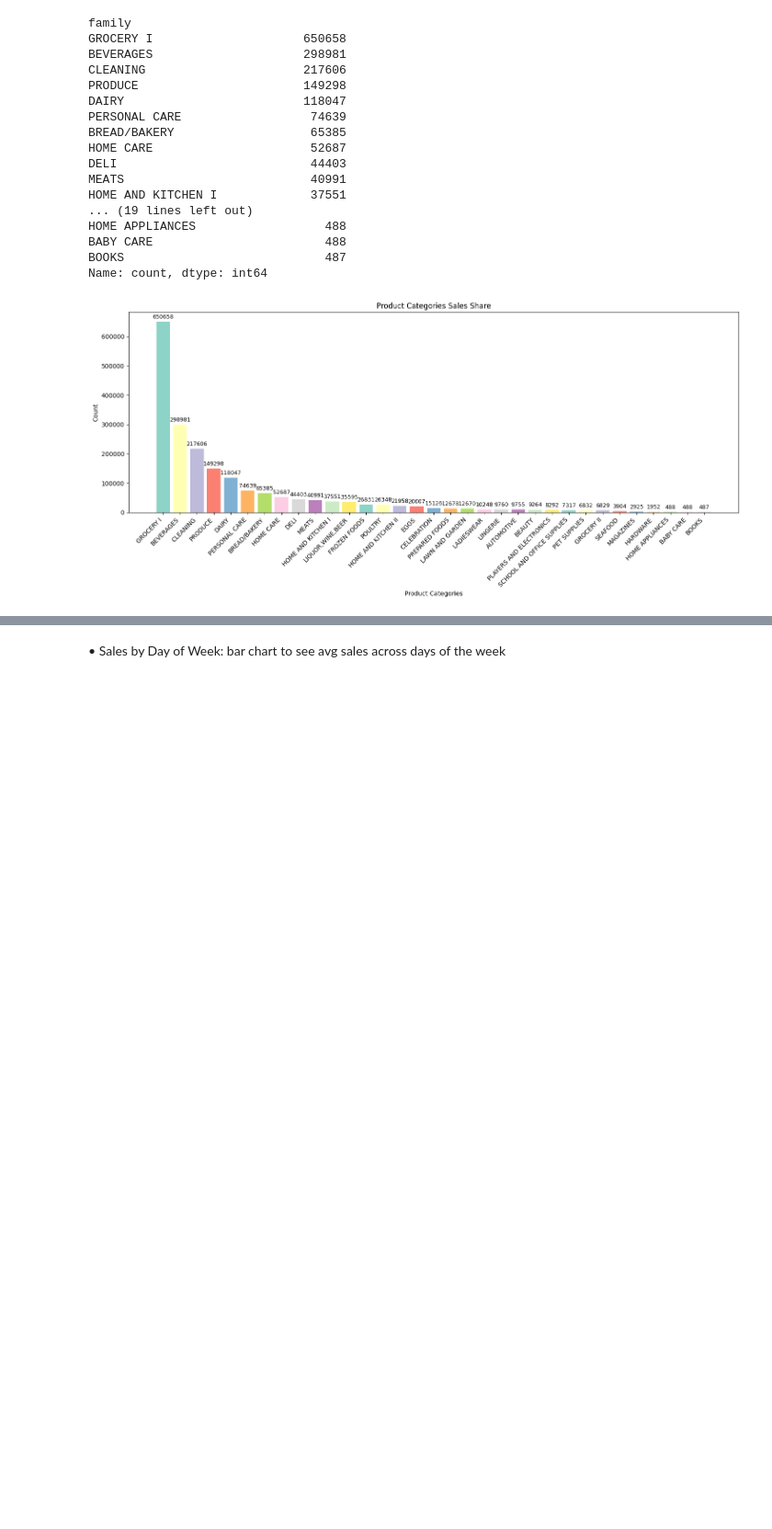
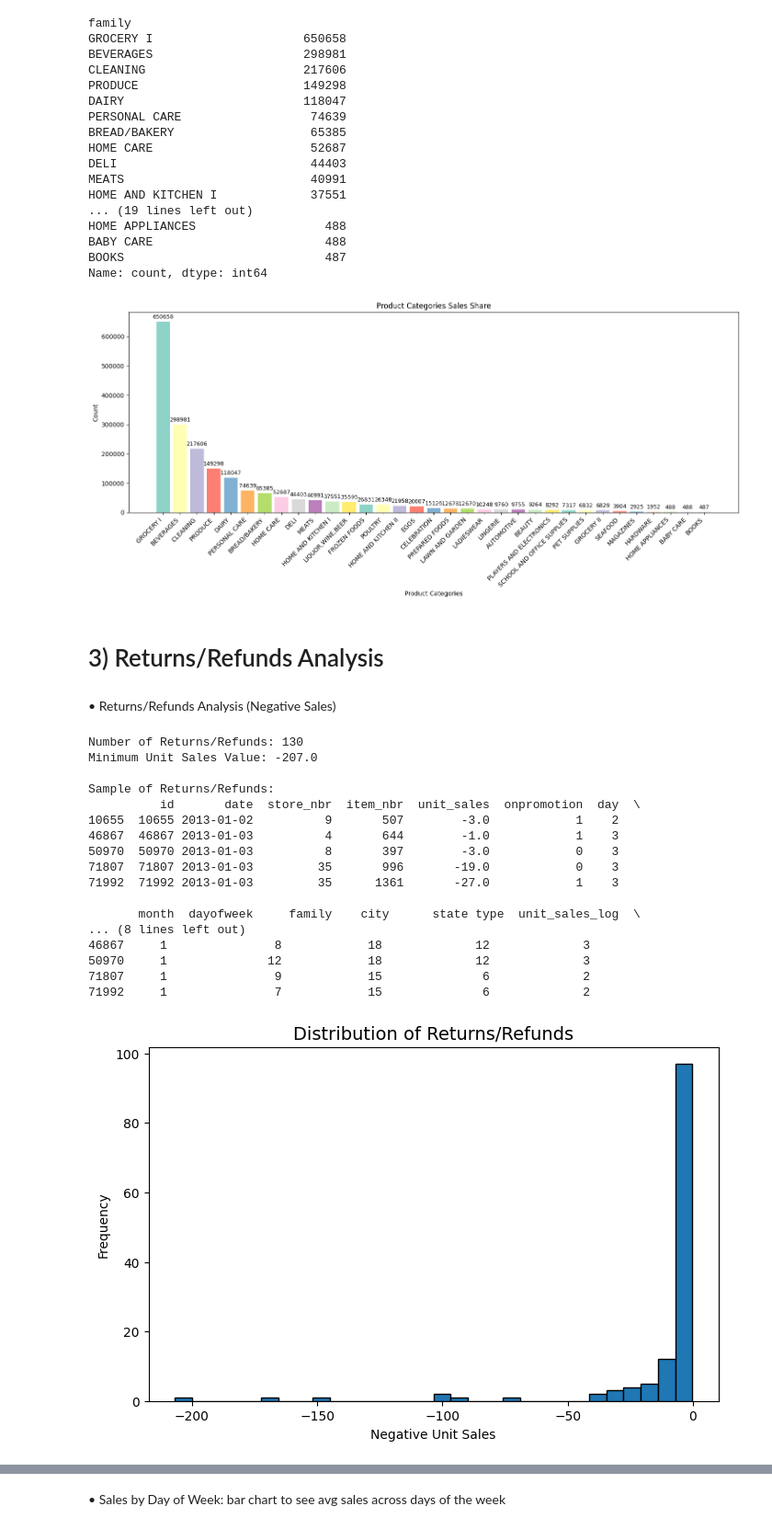
Before and after one commit to sohyla-said/Sales_Forecasting_and_Optimization_GP, a Jupyter notebook: EDA.ipynb, the cells around one changed output, grey strips where cells are left out. Shown at 92% size. Saved outputs shown, nothing was run; the diff lists cells and outputs as text; code cells hidden in the pictures; blank space fills up the shorter version.

```diff
--- a/EDA.ipynb
+++ b/EDA.ipynb
@@ -146,3 +249,43 @@ plt.tight_layout()
 plt.show()
 # %% [output]
 [figure]
+# %% [markdown]
+# 3) Returns/Refunds Analysis
+# %% [markdown]
+•	Returns/Refunds Analysis (Negative Sales)
+# %%
+# Detect negative sales values (refunds/returns)
+returns = dataset[dataset['unit_sales'] < 0]
+
+print("Number of Returns/Refunds:", returns.shape[0])
+print("Minimum Unit Sales Value:", dataset['unit_sales'].min())
+print("\nSample of Returns/Refunds:")
+print(returns.head())
+
+# Plot histogram for returns if any exist
+if not returns.empty:
+    plt.figure(figsize=(8,5))
+    plt.hist(returns['unit_sales'], bins=30, edgecolor='black')
+    plt.title("Distribution of Returns/Refunds", fontsize=14)
+    plt.xlabel("Negative Unit Sales")
+    plt.ylabel("Frequency")
+    plt.show()
+# %% [output]
+Number of Returns/Refunds: 130
+Minimum Unit Sales Value: -207.0
+
+Sample of Returns/Refunds:
+          id       date  store_nbr  item_nbr  unit_sales  onpromotion  day  \
+10655  10655 2013-01-02          9       507        -3.0            1    2
+46867  46867 2013-01-03          4       644        -1.0            1    3
+50970  50970 2013-01-03          8       397        -3.0            0    3
+71807  71807 2013-01-03         35       996       -19.0            0    3
+71992  71992 2013-01-03         35      1361       -27.0            1    3
+
+       month  dayofweek     family    city      state type  unit_sales_log  \
+... (8 lines left out)
+46867     1               8            18             12             3
+50970     1              12            18             12             3
+71807     1               9            15              6             2
+71992     1               7            15              6             2
+[figure, added]
```
Also changed, not shown: parts of 68 cells of this notebook.
